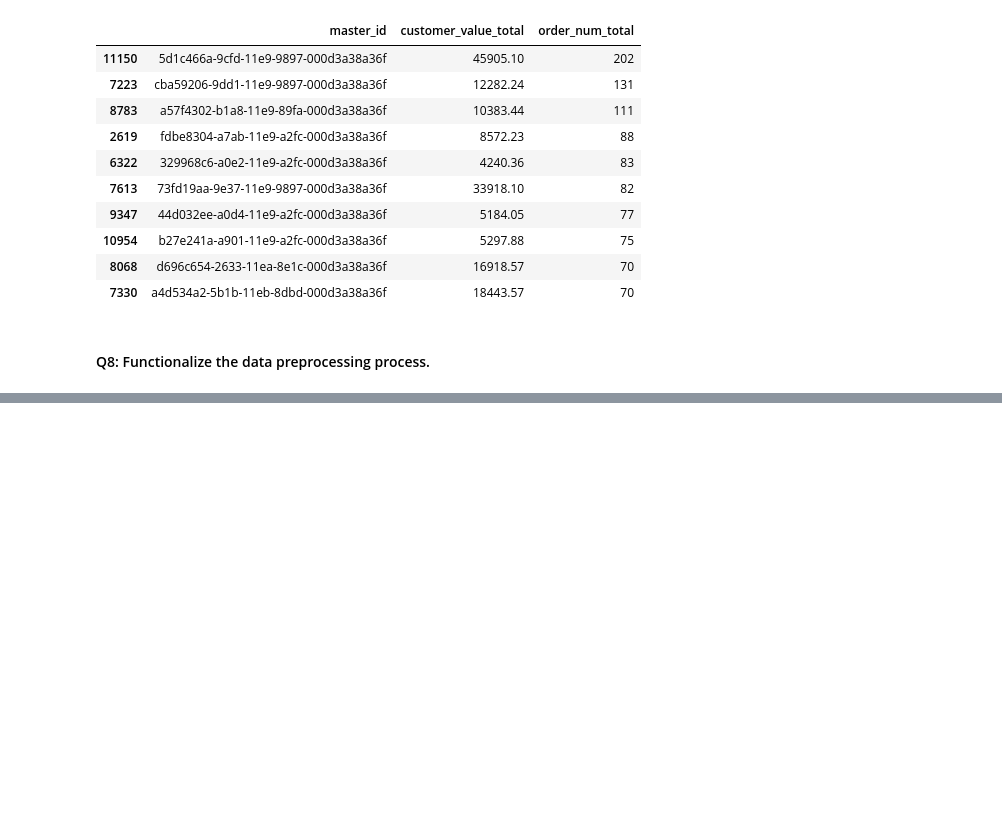
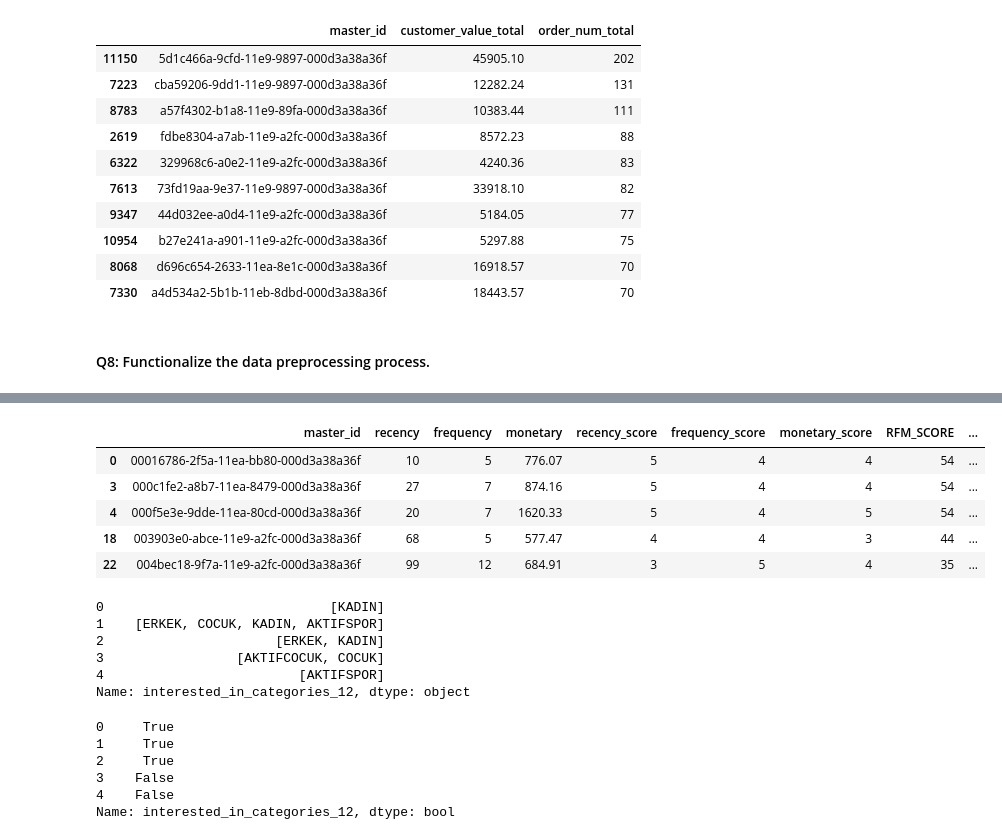
Before and after one commit to bekowashere/rfm-flo, a Jupyter notebook: rfm.ipynb, the cells around one changed output, grey strips where cells are left out. Cells and saved outputs as stored; diff of their text form; code cells hidden in the pictures; blank space fills up the shorter version.

```diff
--- a/rfm.ipynb
+++ b/rfm.ipynb
@@ -340,0 +346,28 @@ segment_analysis.head()
+# %%
+loyal_customers = rfm[rfm["segment"].isin(["loyal_customers", "champions"])]
+loyal_customers.head()
+# %% [output]
+|  | master_id | recency | frequency | monetary | recency_score | frequency_score | monetary_score | RFM_SCORE | ... |
+| 0 | 00016786-2f5a-11ea-bb80-000d3a38a36f | 10 | 5 | 776.07 | 5 | 4 | 4 | 54 | ... |
+| 3 | 000c1fe2-a8b7-11ea-8479-000d3a38a36f | 27 | 7 | 874.16 | 5 | 4 | 4 | 54 | ... |
+| 4 | 000f5e3e-9dde-11ea-80cd-000d3a38a36f | 20 | 7 | 1620.33 | 5 | 4 | 5 | 54 | ... |
+| 18 | 003903e0-abce-11e9-a2fc-000d3a38a36f | 68 | 5 | 577.47 | 4 | 4 | 3 | 44 | ... |
+| 22 | 004bec18-9f7a-11e9-a2fc-000d3a38a36f | 99 | 12 | 684.91 | 3 | 5 | 4 | 35 | ... |
+# %%
+df["interested_in_categories_12"].head()
+# %% [output]
+0                             [KADIN]
+1    [ERKEK, COCUK, KADIN, AKTIFSPOR]
+2                      [ERKEK, KADIN]
+3                 [AKTIFCOCUK, COCUK]
+4                         [AKTIFSPOR]
+Name: interested_in_categories_12, dtype: object
+# %%
+df["interested_in_categories_12"].str.contains("KADIN").head()
+# %% [output]
+0     True
+1     True
+2     True
+3    False
+4    False
+Name: interested_in_categories_12, dtype: bool
```
Also changed, not shown: parts of 38 cells of this notebook, 1 other file.
